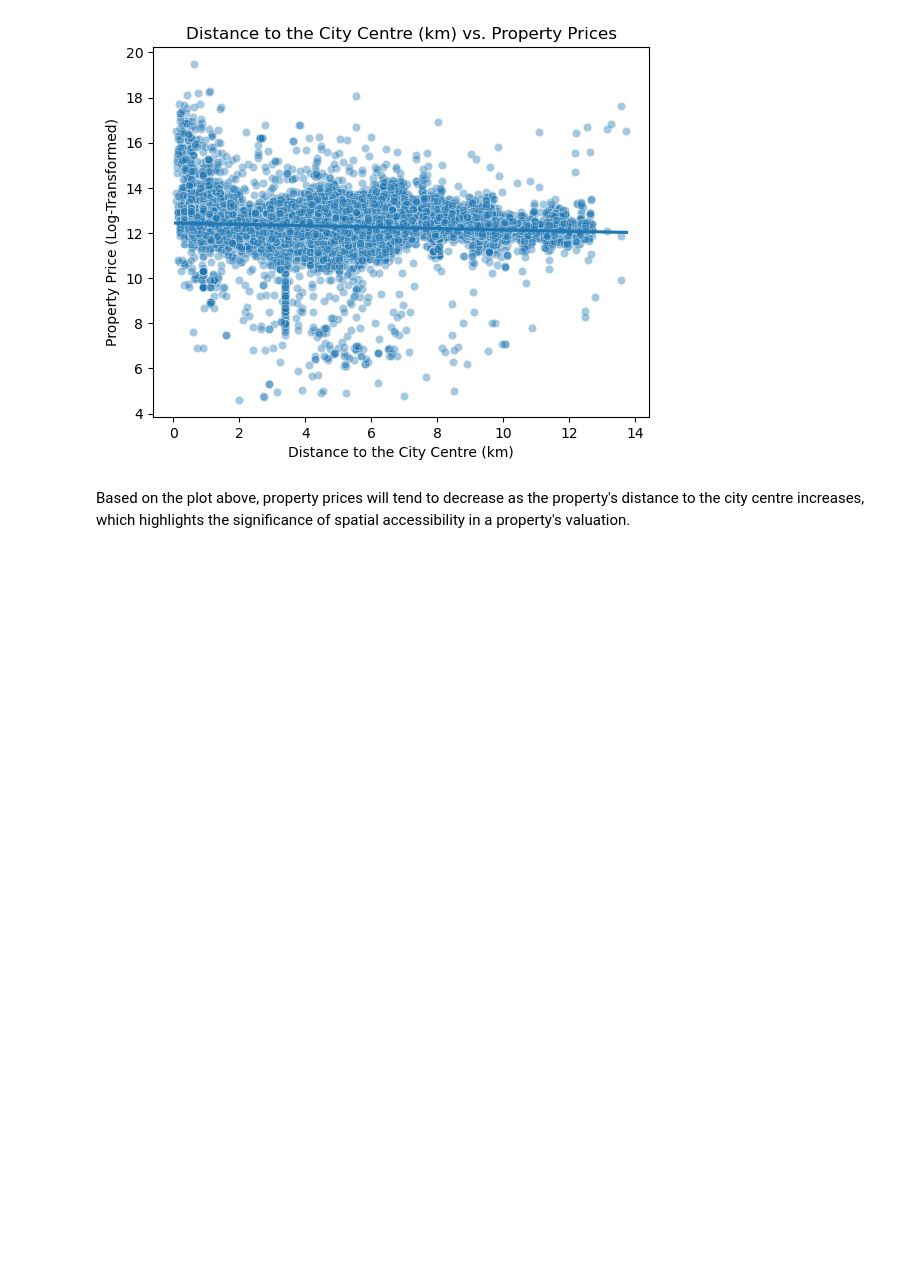
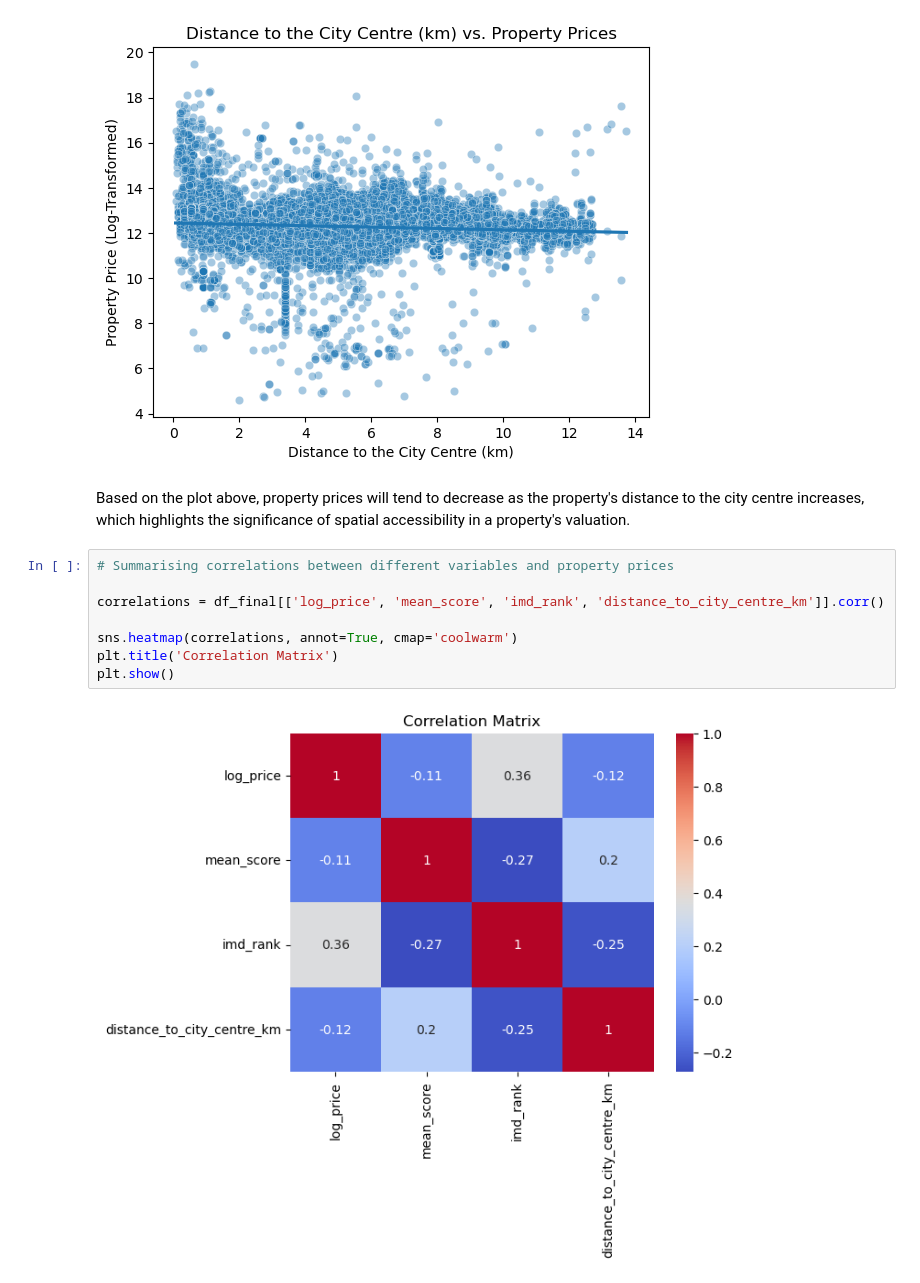
Before and after one commit to jonathanskuy/manchester-property-vs-education, a Jupyter notebook: notebooks/manchester_property_vs_education.ipynb, the cells around one changed output. Drawn from its saved outputs; the diff is of its cells as text; blank space fills up the shorter version.

```diff
--- a/notebooks/manchester_property_vs_education.ipynb
+++ b/notebooks/manchester_property_vs_education.ipynb
@@ -1182,3 +1182,13 @@ plt.show()
 [figure]
 # %% [markdown]
 Based on the plot above, property prices will tend to decrease as the property's distance to the city centre increases, which highlights the significance of spatial accessibility in a property's valuation.
+# %%
+# Summarising correlations between different variables and property prices
+
+correlations = df_final[['log_price', 'mean_score', 'imd_rank', 'distance_to_city_centre_km']].corr()
+
+sns.heatmap(correlations, annot=True, cmap='coolwarm')
+plt.title('Correlation Matrix')
+plt.show()
+# %% [output]
+[figure, added]
```
Also changed, not shown: parts of 1 cell of this notebook.
